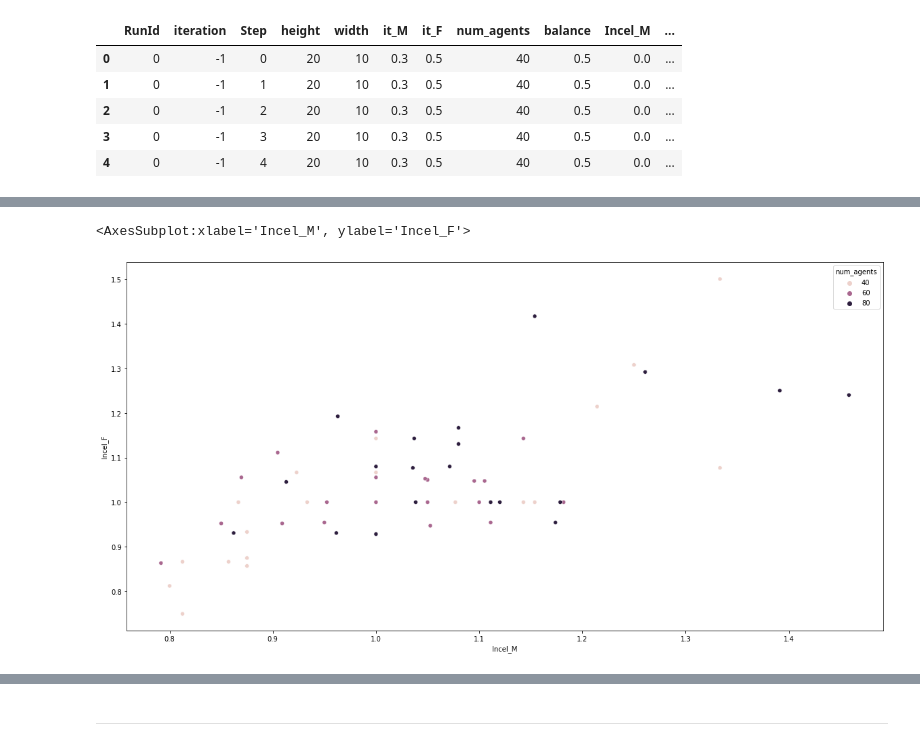
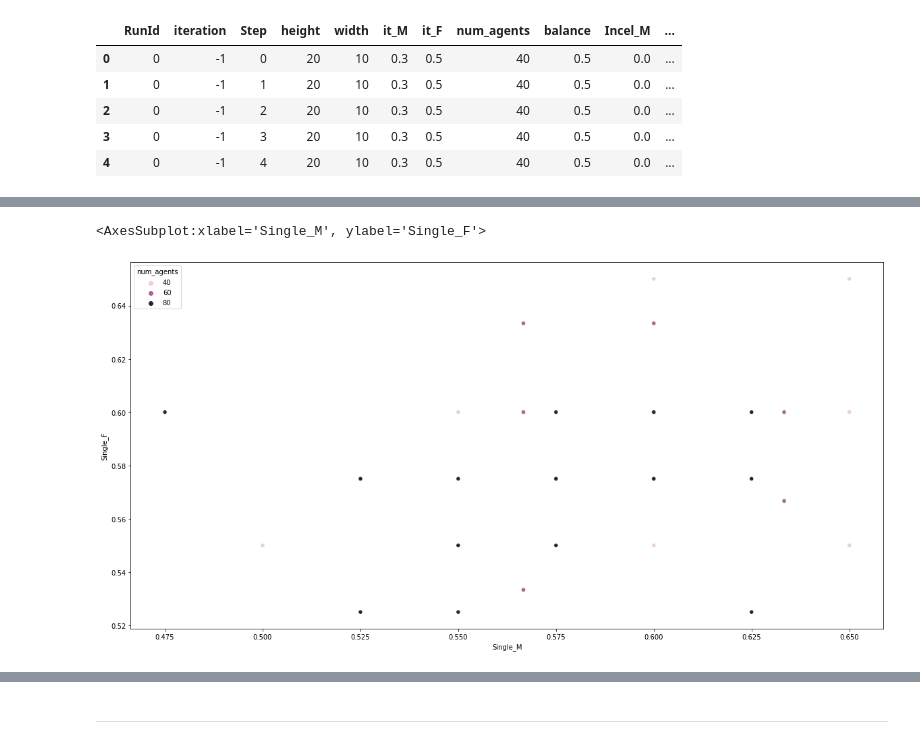
Before and after one commit to LeData/ABM_learning, a Jupyter notebook: testing.ipynb, the cells around one changed output, grey strips where cells are left out. Saved outputs shown, nothing was run; the diff lists cells and outputs as text; code cells hidden in the pictures.

Commit message:
feat: added some graphs

```diff
--- a/testing.ipynb
+++ b/testing.ipynb
@@ -98,5 +102,6 @@ plot_df_s = df_s.groupby(parameters).agg({"Incel_M": max, "Incel_F": max}).reset
-# %%
-sns.scatterplot(data=plot_df_s, x="Incel_M", y="Incel_F", hue="num_agents")
-# %% [output]
-<AxesSubplot:xlabel='Incel_M', ylabel='Incel_F'>
-[figure, removed]
+# %%
+plot_df_s = df_s.groupby(parameters).agg({"Single_M": min, "Single_F": min}).reset_index().drop("iteration", axis=1)
+sns.scatterplot(data=plot_df_s, x="Single_M", y="Single_F", hue="num_agents")
+# %% [output]
+<AxesSubplot:xlabel='Single_M', ylabel='Single_F'>
+[figure, added]
```
Also changed, not shown: parts of 2 cells of this notebook.
